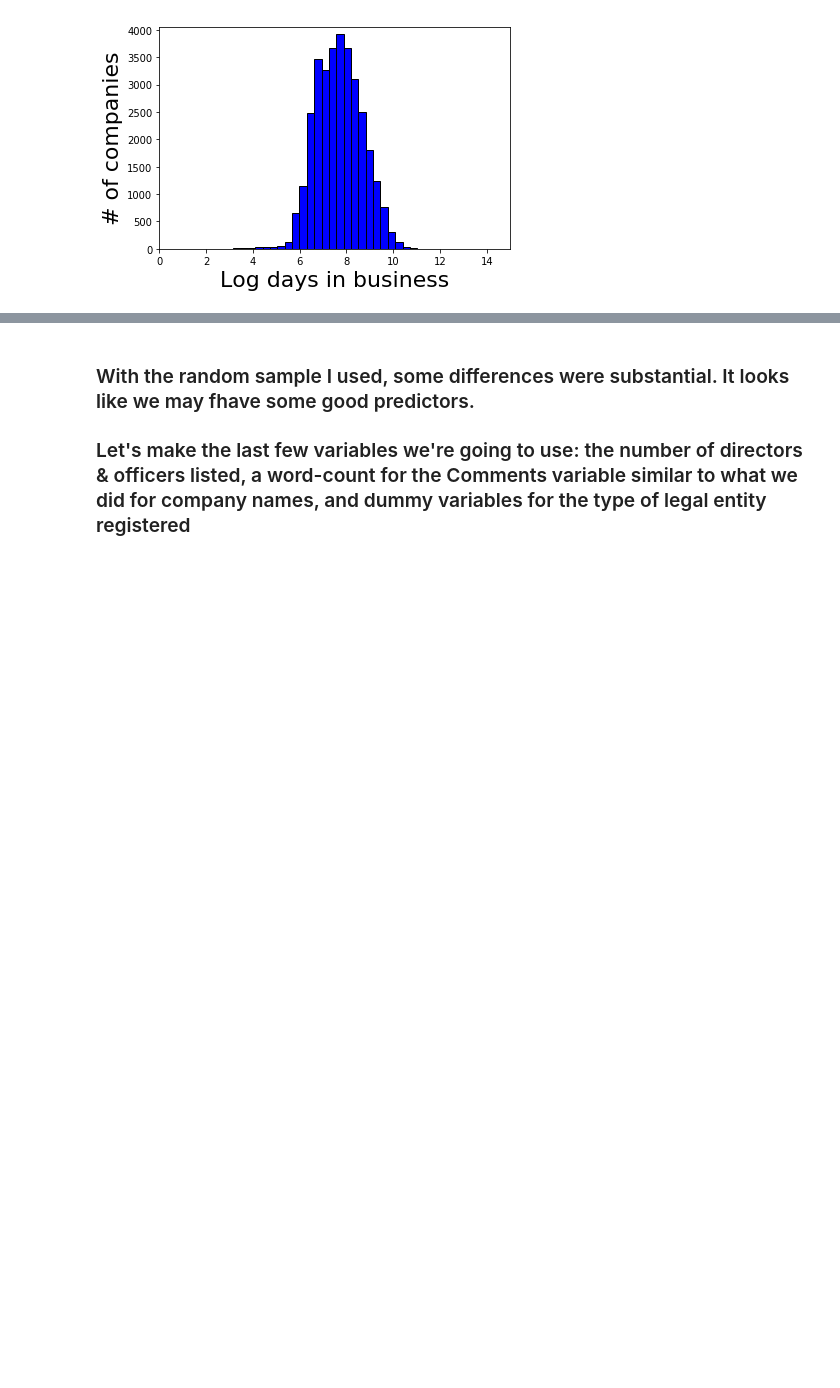
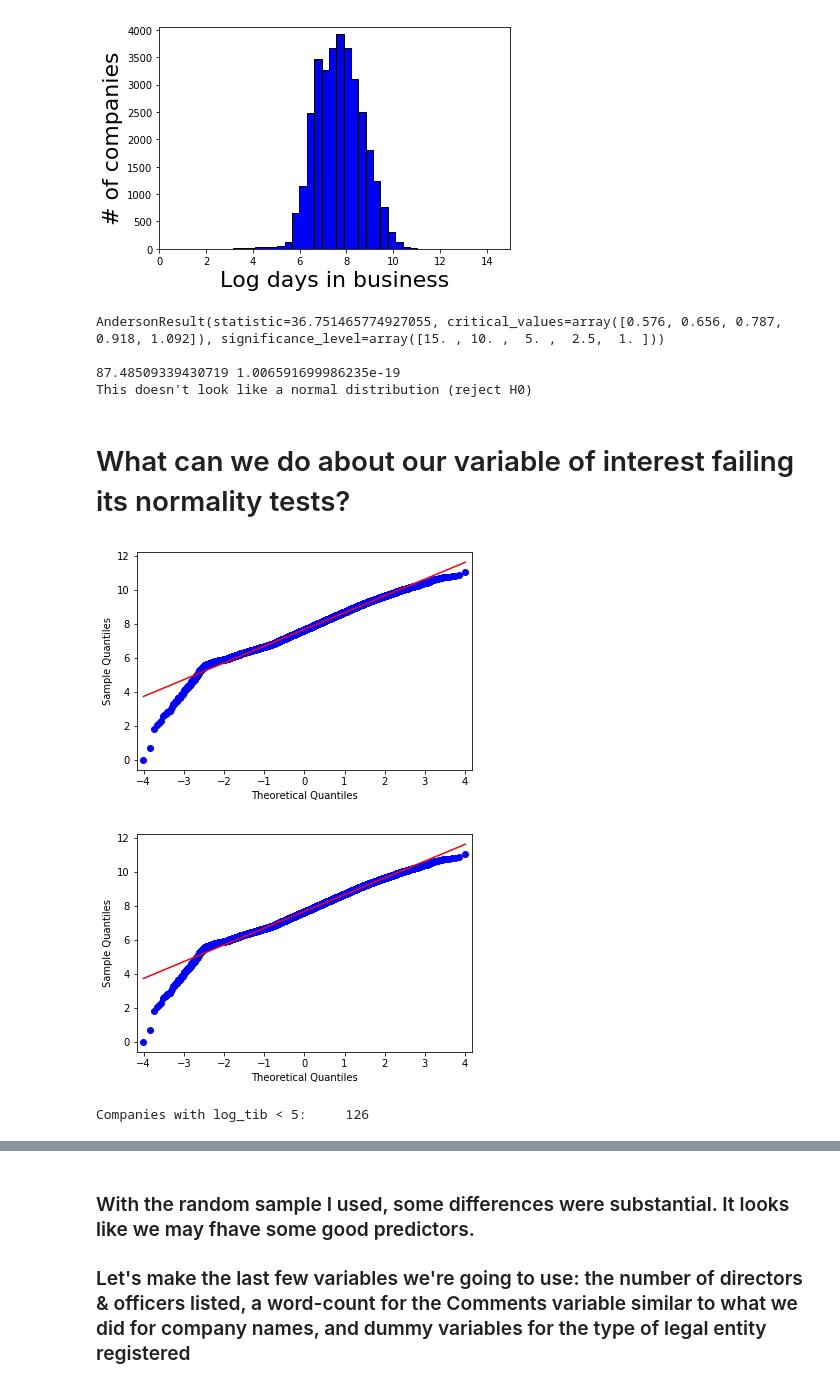
Before and after one commit to Yoyoyoyoyoyoyo/lifespan_of_companies, a Jupyter notebook: SOS_for_github.ipynb, the cells around one changed output, grey strips where cells are left out. Drawn from its saved outputs; the diff is of its cells as text; code cells hidden in the pictures; blank space fills up the shorter version.

Commit message:
Added normality tests for log_days_in_business

```diff
--- a/SOS_for_github.ipynb
+++ b/SOS_for_github.ipynb
@@ -468,0 +467,33 @@ df["log_time_in_business"] = first_tib["log_tib"]
+# %%
+# This looks like a normal/Gaussian distrubtion to me. Let's make sure:
+print(anderson(first_tib.log_tib))
+print("")
+
+stat, p = normaltest(first_tib.log_tib)
+print(stat, p)
+if p > 0.05:
+    print('We can assume a normal distribution (fail to reject H0)')
+else:
+    print("This doesn't look like a normal distribution (reject H0)")
+# %% [output]
+AndersonResult(statistic=36.751465774927055, critical_values=array([0.576, 0.656, 0.787, 0.918, 1.092]), significance_level=array([15. , 10. ,  5. ,  2.5,  1. ]))
+
+87.48509339430719 1.006591699986235e-19
+This doesn't look like a normal distribution (reject H0)
+# %% [markdown]
+# What can we do about our variable of interest failing its normality tests?
+# %%
+# Why isn't this normal? Let's make a quantile-quantile plot to inspect further:
+from statsmodels.graphics.gofplots import qqplot
+qqplot(first_tib.log_tib, line='s')   # Why is this printing 2 plots?
+# %% [output]
+[figure, added]
+[figure, added]
+# %%
+# There are problems in the tails. That's not unexpected. Some businesses seem to shut down almost immediately,
+# and taking the log of small numbers gives small numbers. For reference, the log of half a year in days ~= 5.2.
+# There are a reasonable number of corporations that closed that quickly.
+new_df = first_tib.drop(df[first_tib.log_tib > 5].index)
+print("Companies with log_tib < 5:    ", new_df.shape[0])
+# %% [output]
+Companies with log_tib < 5:     126
```
Also changed, not shown: parts of 22 cells of this notebook.
